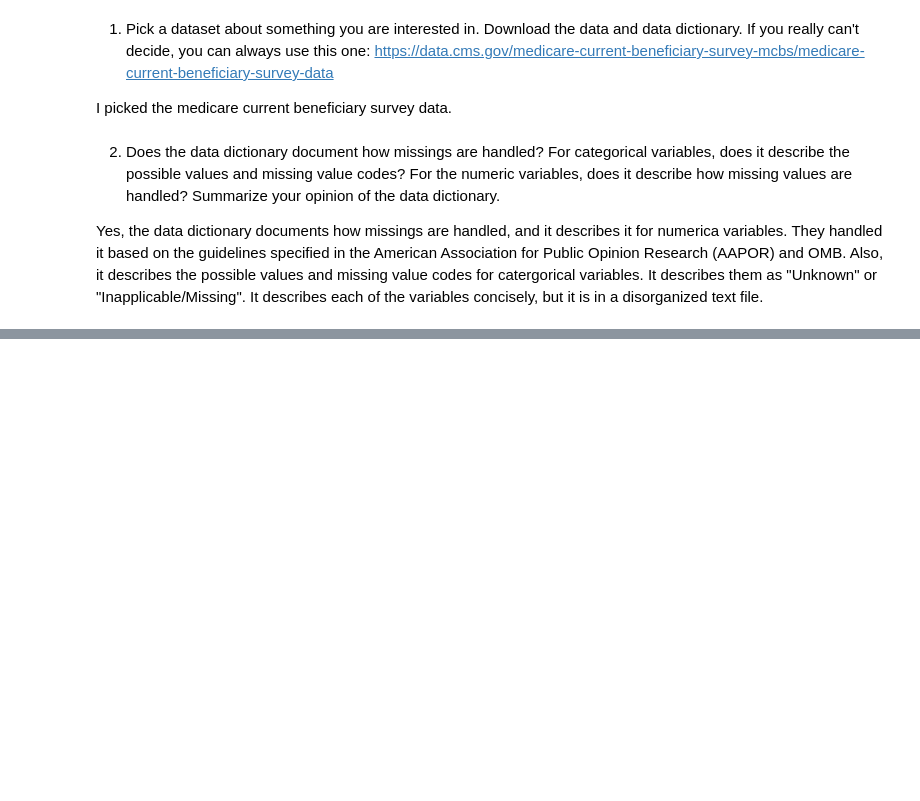
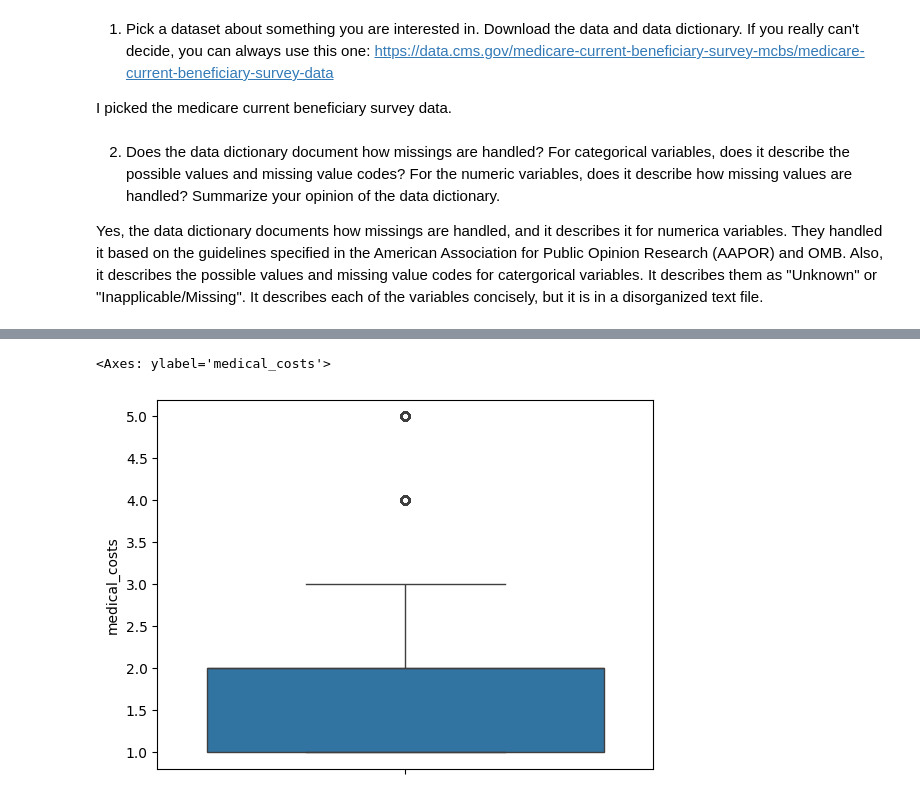
Before and after one commit to ashleyr05/visualization, a Jupyter notebook: assignment/assignment.ipynb, the cells around one changed output, grey strips where cells are left out. Saved outputs shown, nothing was run; the diff lists cells and outputs as text; code cells hidden in the pictures; blank space fills up the shorter version.

```diff
--- a/assignment/assignment.ipynb
+++ b/assignment/assignment.ipynb
@@ -323,0 +416,5 @@ Name: medicare_status, dtype: int64
+# %%
+sns.boxplot(med_df['medical_costs']) # making box plot for the numeric variable, medical_costs
+# %% [output]
+<Axes: ylabel='medical_costs'>
+[figure, added]
```
Also changed, not shown: parts of 23 cells of this notebook.
